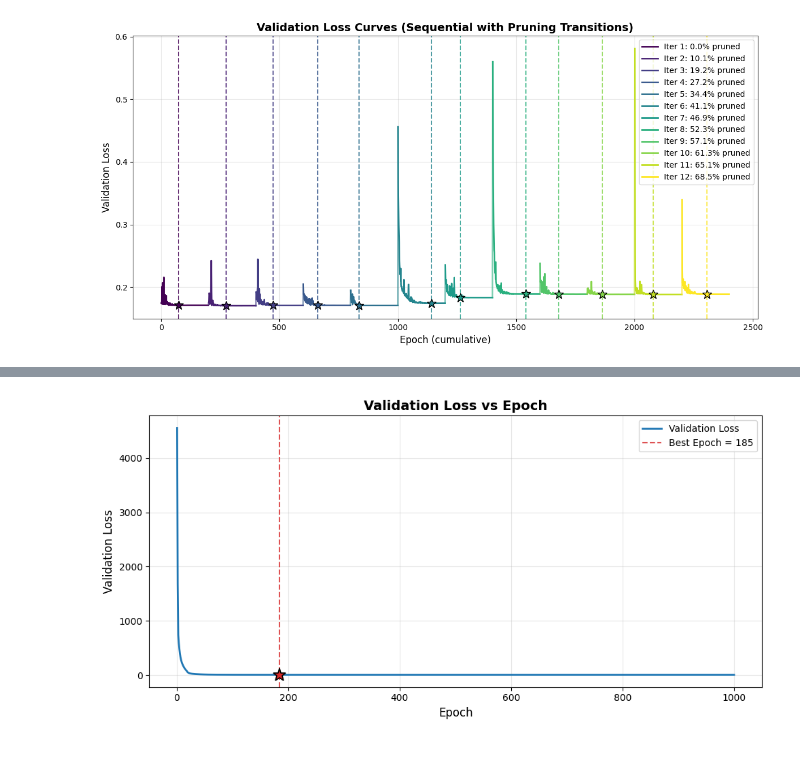
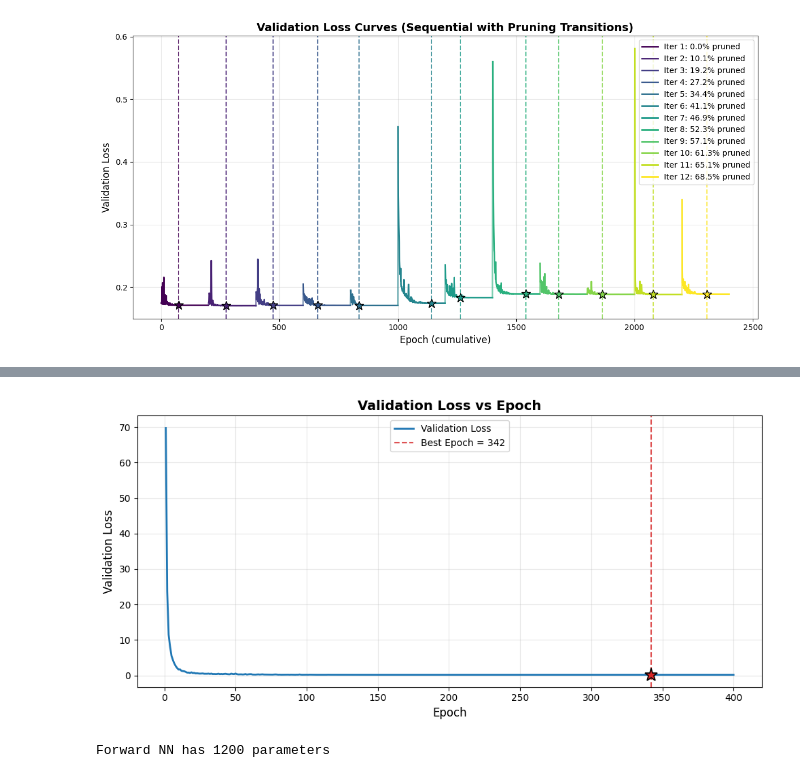
Before and after one commit to aquigney/sparseDPD, a Jupyter notebook: refactored_notebook.ipynb, the cells around one changed output, grey strips where cells are left out. Saved outputs shown, nothing was run; the diff lists cells and outputs as text; code cells hidden in the pictures.

```diff
--- a/refactored_notebook.ipynb
+++ b/refactored_notebook.ipynb
@@ -73,12 +73,13 @@ NMSE: -36.8114 dB
 [figure]
 # %%
 # Use OpenDPD dataset, store the folder containing the csv files
-openDPD_folder = 'OpenDPD_datasets/DPA_200MHz'
+openDPD_folder = 'OpenDPD_datasets/APA_200MHz_b'
 
+#40,000 points
 openDPD_dataManager = DataManager(
     num_test_points=2000,
-    num_training_points=10000,
-    num_validaiton_points=10000,
+    num_training_points=20000,
+    num_validaiton_points=20000,
     openDPD_test_input_file=f'{openDPD_folder}/test_input.csv',
     openDPD_test_output_file=f'{openDPD_folder}/test_output.csv',
     openDPD_training_input_file=f'{openDPD_folder}/train_input.csv',
@@ -88,14 +89,14 @@ openDPD_dataManager = DataManager(
 )
 
 # Setup a volterra model and a volterra inverse
-volterra_forward_model_openDPD = Volterra(num_nl_orders=5, num_memory_levels=3, dataset=openDPD_dataManager.training_dataset)
+volterra_forward_model_openDPD = Volterra(num_nl_orders=5, num_memory_levels=20, dataset=openDPD_dataManager.training_dataset)
 
 print(f" OpenDPD Volterra NMSE: {volterra_forward_model_openDPD.calculate_volterra_nmse(openDPD_dataManager.test_dataset)} dB")
 
 # Train forward NN on OpenDPD data
-open_forward_nn = NeuralNetwork(num_memory_levels=6, model_type='PNTDNN', forward_model=True)
-train_losses_open, valid_losses_open, best_epoch_open = open_forward_nn.get_best_model(num_epochs=1000, training_dataset=openDPD_dataManager.training_dataset,
-                                                               validation_dataset=openDPD_dataManager.validation_dataset, learning_rate=1e-1, use_frames=False,
+open_forward_nn = NeuralNetwork(num_memory_levels=20, model_type='PNTDNN', forward_model=True)
+train_losses_open, valid_losses_open, best_epoch_open = open_forward_nn.get_best_model(num_epochs=400, training_dataset=openDPD_dataManager.training_dataset,
+                                                               validation_dataset=openDPD_dataManager.validation_dataset, learning_rate=1e-3, use_frames=False,
                                                                frame_stride=50, frame_length=500)
 
 #print the nmse of the forward nn
@@ -104,4 +105,5 @@ print(f"OpenDPD NN Forward Model NMSE: {fwd_nmse_openDPD:.2f} dB")
 
 # Plot validation curve
 open_forward_nn.plot_valid_curve(valid_losses_open, best_epoch_open)
+print(f"Forward NN has {open_forward_nn.get_num_params()} parameters")
 # %% [output]
@@ -125,4 +127,5 @@ OpenDPD NN Forward Model NMSE: -29.83 dB
-[figure, old version]
+[figure, new version]
+Forward NN has 1200 parameters
 # %%
 # Run linear pruning experiment on simple dataset
 exp = LinearExperiment(open_forward_nn, 12, 0.1, 200, openDPD_dataManager.get_training_data(), openDPD_dataManager.get_validation_data(), openDPD_dataManager.get_test_data())
```
Also changed, not shown: parts of 2 cells of this notebook.
